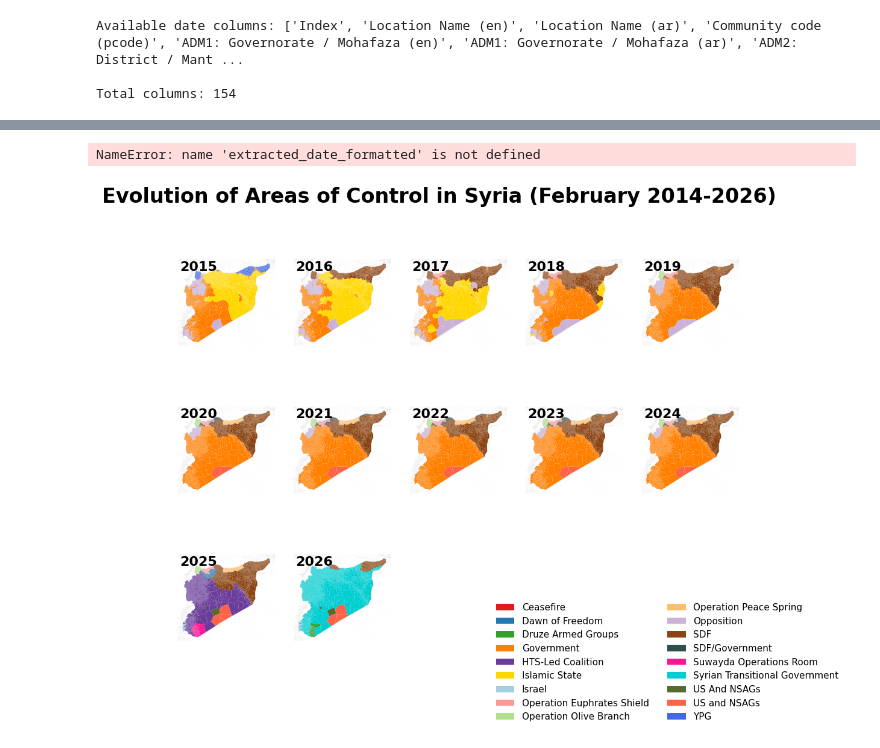
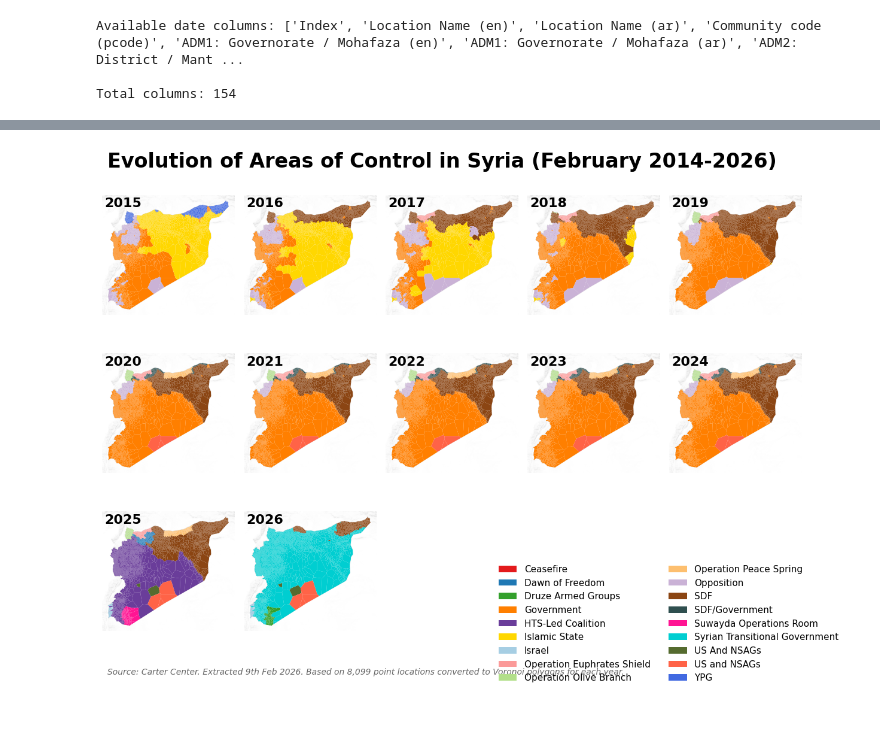
Before and after one commit to datapartnership/syria-economic-monitor, a Jupyter notebook: _sources/notebooks/conflict/acled_post_assad.ipynb, the cells around one changed output, grey strips where cells are left out. Cells and saved outputs as stored; diff of their text form; code cells hidden in the pictures; blank space fills up the shorter version.

```diff
--- a/_sources/notebooks/conflict/acled_post_assad.ipynb
+++ b/_sources/notebooks/conflict/acled_post_assad.ipynb
@@ -561,4 +561,4 @@ plot_wordcloud_comparison(
 # %% [markdown]
 ## Syrian Areas of Control
 # %%
-areas_of_control['2026-01-01'] = areas_of_control['2026-01-01'].replace({'US And NSAGs': 'US and NSAGs'})
+areas_of_control['2026-02-01'] = areas_of_control['2026-02-01'].replace({'US And NSAGs': 'US and NSAGs'})
@@ -982,33 +965,32 @@ for idx, (date_col, gdf) in enumerate(yearly_polygons.items()):
             horizontalalignment='left')
 
 # Hide unused subplots
 for idx in range(len(yearly_polygons), len(axes)):
     axes[idx].set_visible(False)
 
 # Add main title (left aligned)
 fig.text(0.02, 0.98, 'Evolution of Areas of Control in Syria (February 2014-2026)',
          fontsize=24, fontweight='bold', ha='left', va='top')
 
 # Create custom legend
 from matplotlib.patches import Patch
 legend_elements = [Patch(facecolor=control_to_color[control], label=control)
                    for control in all_controls]
 
 # Add legend below the plots
 fig.legend(handles=legend_elements,
           loc='lower right',
           ncol=2,
           frameon=False,
           fontsize=11,
           bbox_to_anchor=(1.05, -0.02))
 
 # Add source note (left aligned)
 fig.text(0.02, 0.01,
-         f'Source: Carter Center. Extracted {extracted_date_formatted}. Based on 8,099 point locations converted to Voronoi polygons for each year.',
+         f'Source: Carter Center. Extracted 9th Feb 2026. Based on 8,099 point locations converted to Voronoi polygons for each year.',
          ha='left', fontsize=10, style='italic', color='#666666')
 
 plt.tight_layout(rect=[0, 0.03, 1, 0.96])
 plt.show()
 # %% [output]
-NameError: name 'extracted_date_formatted' is not defined
-[figure, old version]
+[figure, new version]
```
Also changed, not shown: parts of 3 cells of this notebook, 6 other files.
